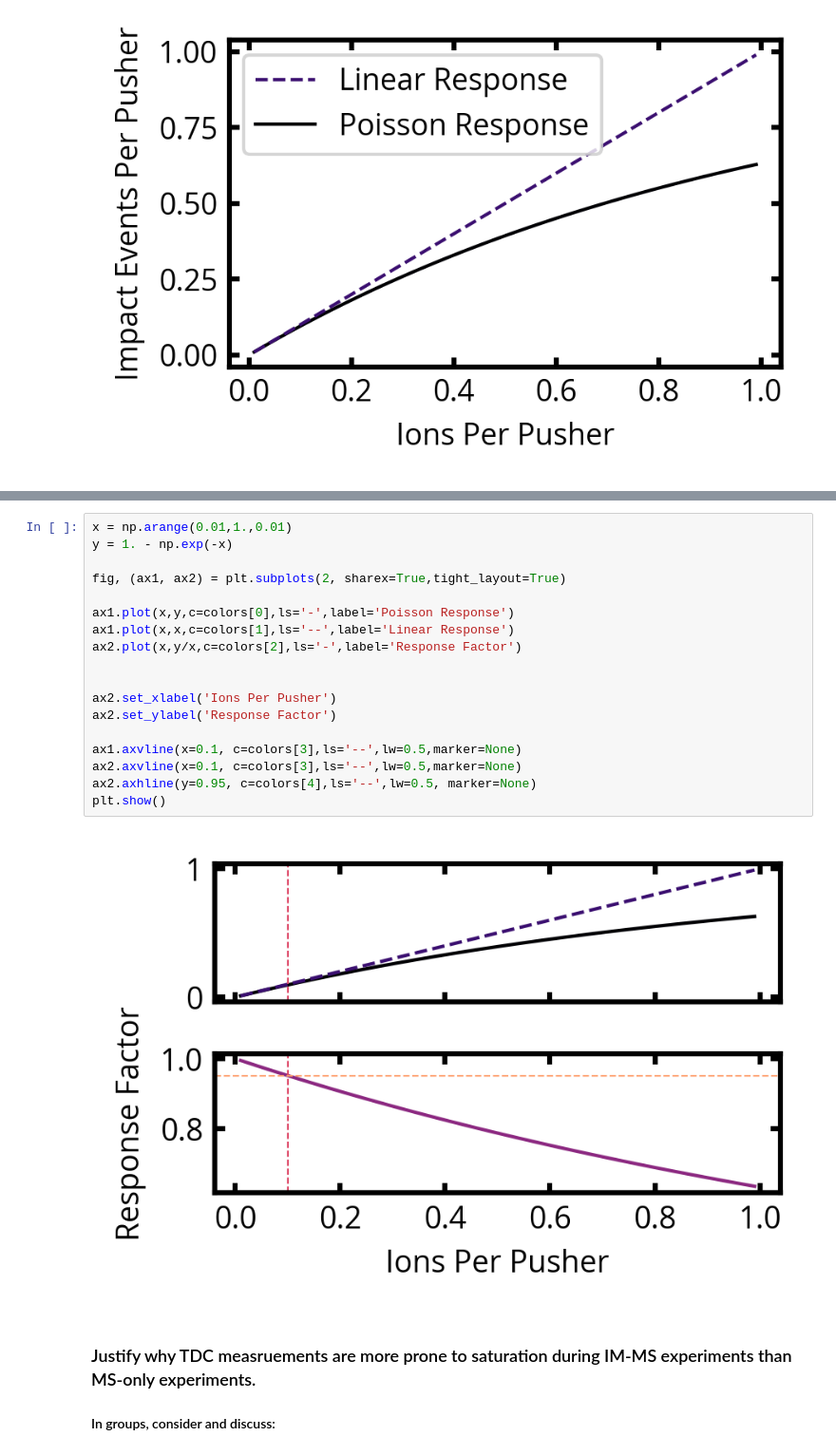
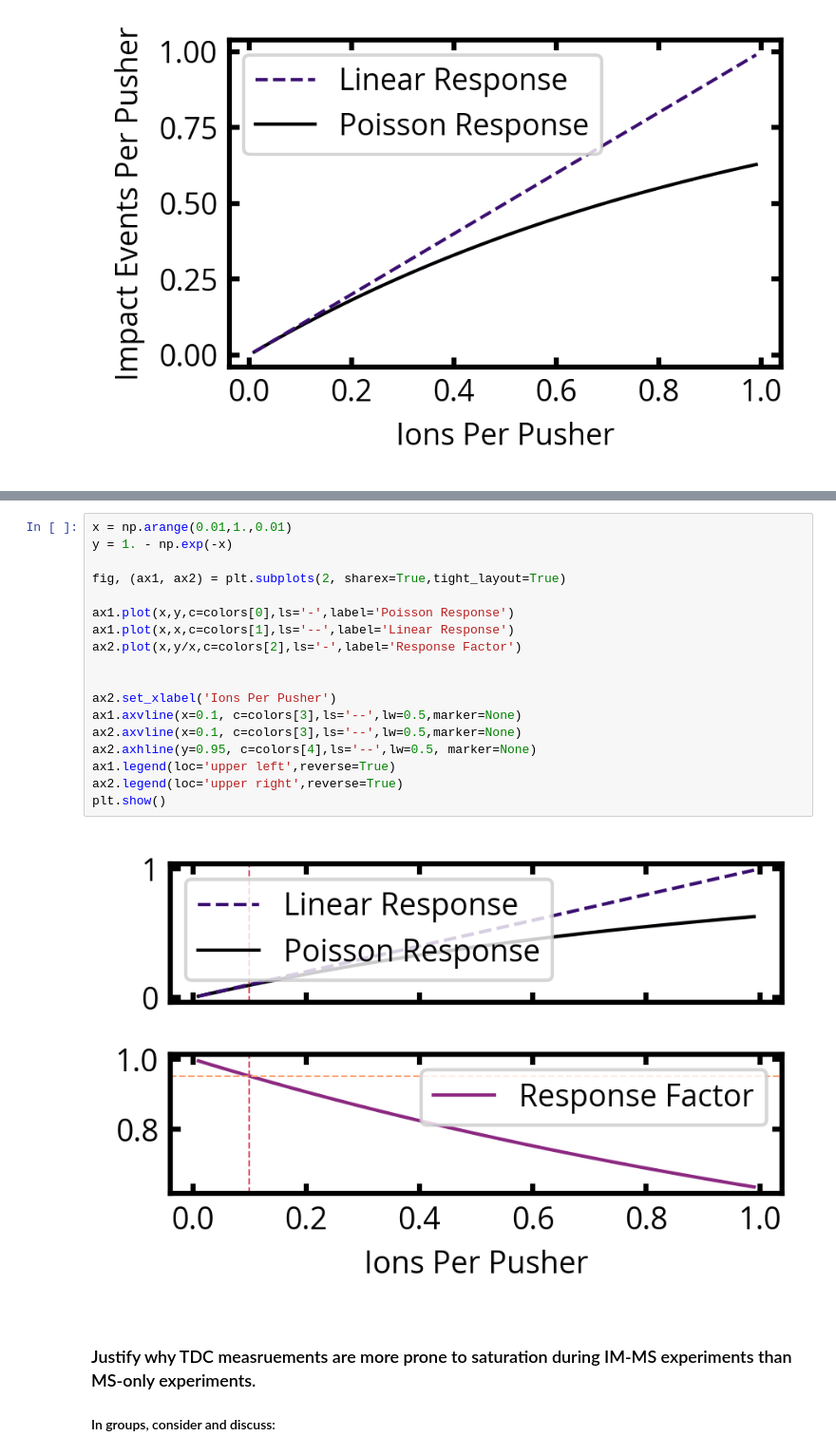
Before and after one commit to mfbush/education, a Jupyter notebook: notebooks/digitization-tof/digitization.ipynb, the cells around one changed output, grey strips where cells are left out. Shown: that part at 95% size. Drawn from its saved outputs; the diff is of its cells as text.

```diff
--- a/notebooks/digitization-tof/digitization.ipynb
+++ b/notebooks/digitization-tof/digitization.ipynb
@@ -276,23 +292,23 @@ plt.show()
 # %%
 x = np.arange(0.01,1.,0.01)
 y = 1. - np.exp(-x)
 
 fig, (ax1, ax2) = plt.subplots(2, sharex=True,tight_layout=True)
 
 ax1.plot(x,y,c=colors[0],ls='-',label='Poisson Response')
 ax1.plot(x,x,c=colors[1],ls='--',label='Linear Response')
 ax2.plot(x,y/x,c=colors[2],ls='-',label='Response Factor')
 
 
 ax2.set_xlabel('Ions Per Pusher')
-ax2.set_ylabel('Response Factor')
-
 ax1.axvline(x=0.1, c=colors[3],ls='--',lw=0.5,marker=None)
 ax2.axvline(x=0.1, c=colors[3],ls='--',lw=0.5,marker=None)
 ax2.axhline(y=0.95, c=colors[4],ls='--',lw=0.5, marker=None)
+ax1.legend(loc='upper left',reverse=True)
+ax2.legend(loc='upper right',reverse=True)
 plt.show()
 # %% [output]
-[figure, old version]
+[figure, new version]
 # %% [markdown]
 ### Justify why TDC measruements are more prone to saturation during IM-MS experiments than MS-only experiments.
 #### In groups, consider and discuss:
```
Also changed, not shown: parts of 11 cells of this notebook.
